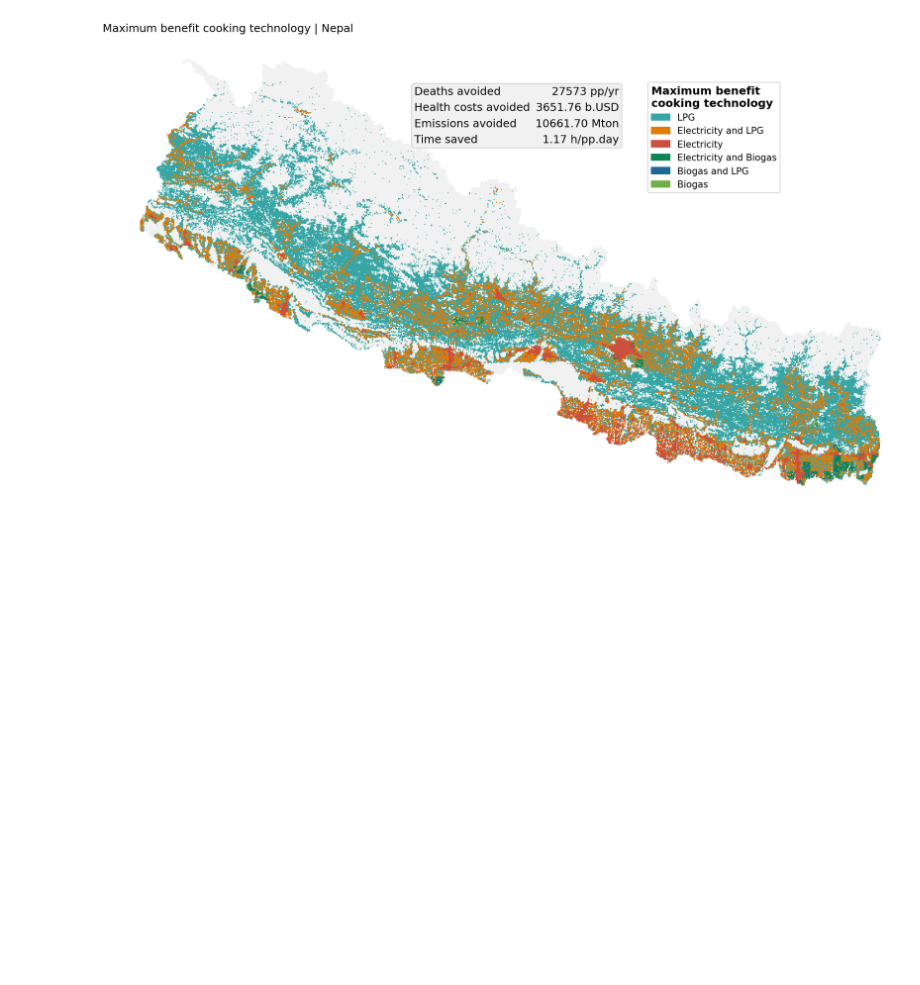
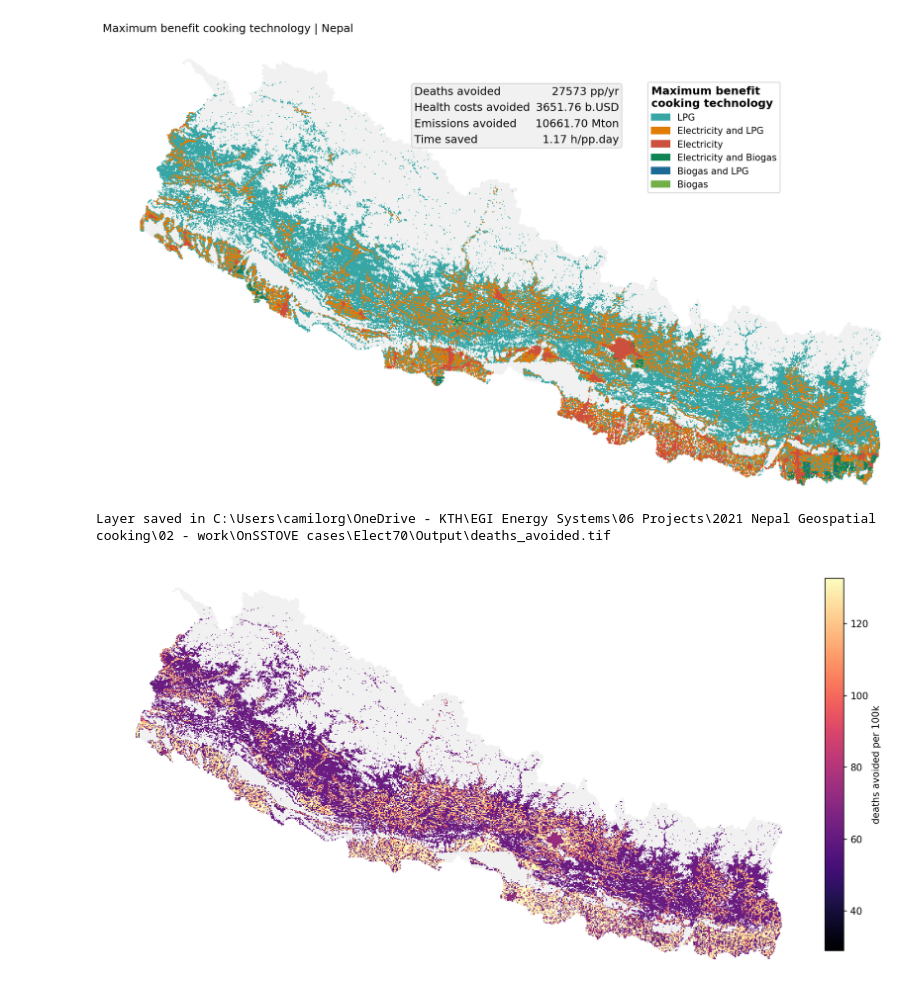
Before and after one commit to Open-Source-Spatial-Clean-Cooking-Tool/OnStove, a Jupyter notebook: Nepal runner.ipynb, the cells around one changed output. Drawn from its saved outputs; the diff is of its cells as text; code cells hidden in the pictures; blank space fills up the shorter version.

```diff
--- a/Nepal runner.ipynb
+++ b/Nepal runner.ipynb
@@ -409,4 +409,15 @@ model.plot('max_benefit_tech', cmap=cmap, legend_position=(0.7, 0.9),
 model.to_raster('max_benefit_tech', cmap=cmap, labels=labels)
 # %%
 folder = r"C:\Users\camilorg\OneDrive - KTH\EGI Energy Systems\06 Projects\2021 Nepal Geospatial cooking\02 - work\OnSSTOVE cases\Elect70\Output"
+# %%
+model = OnSSTOVE.read_model(os.path.join(folder, 'Results70.pkl'))
+model.output_directory =  r"C:\Users\camilorg\OneDrive - KTH\EGI Energy Systems\06 Projects\2021 Nepal Geospatial cooking\02 - work\OnSSTOVE cases\Elect70"
+# %%
+model.plot('deaths_avoided', metric='per_100k', cmap='magma')
+model.to_raster('deaths_avoided', metric='per_100k')
+raster = RasterLayer('', 'deaths_avoided_per_100k', os.path.join(folder, 'deaths_avoided_per_100k.tif'))
+raster.save_style(folder, cmap='magma', quantiles=False)
+# %% [output]
+Layer saved in C:\Users\camilorg\OneDrive - KTH\EGI Energy Systems\06 Projects\2021 Nepal Geospatial cooking\02 - work\OnSSTOVE cases\Elect70\Output\deaths_avoided.tif
+[figure, added]
 # %%
```
Also changed, not shown: parts of 4 cells of this notebook, 2 other files.
